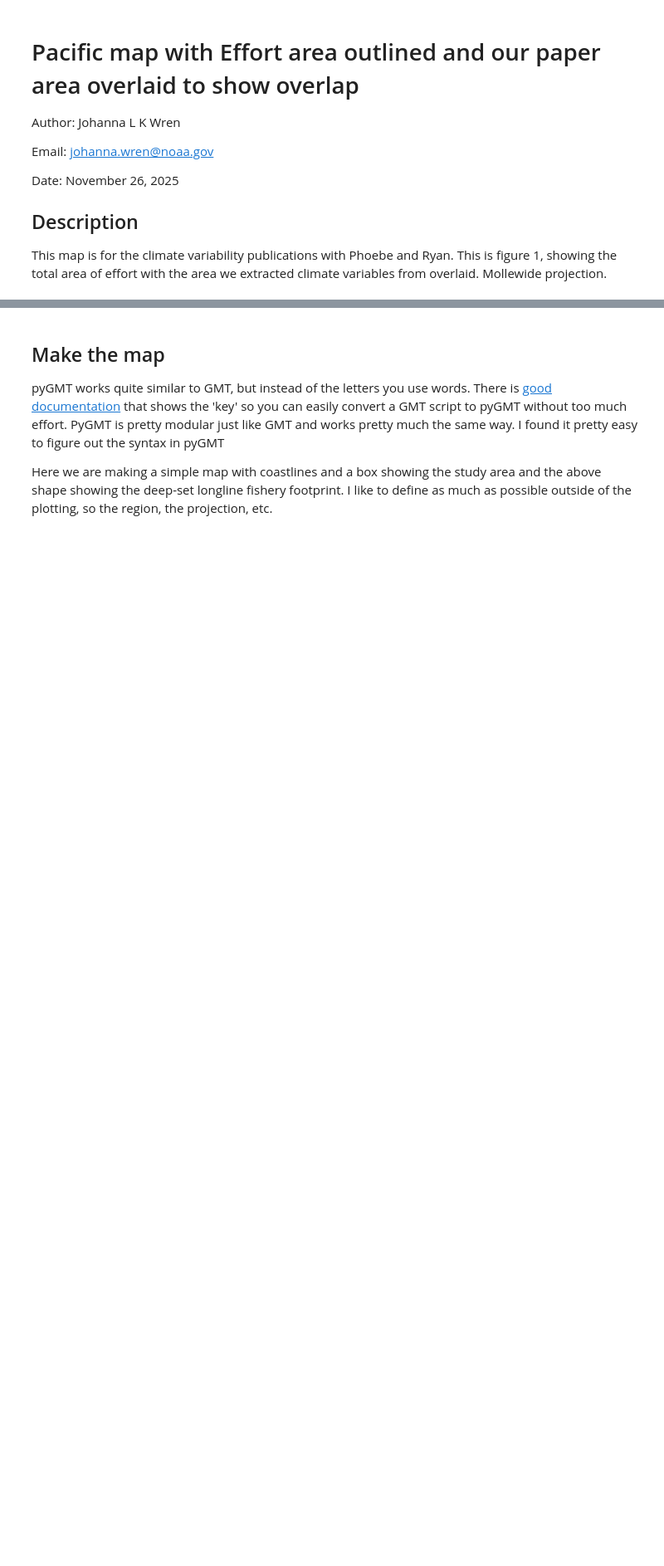
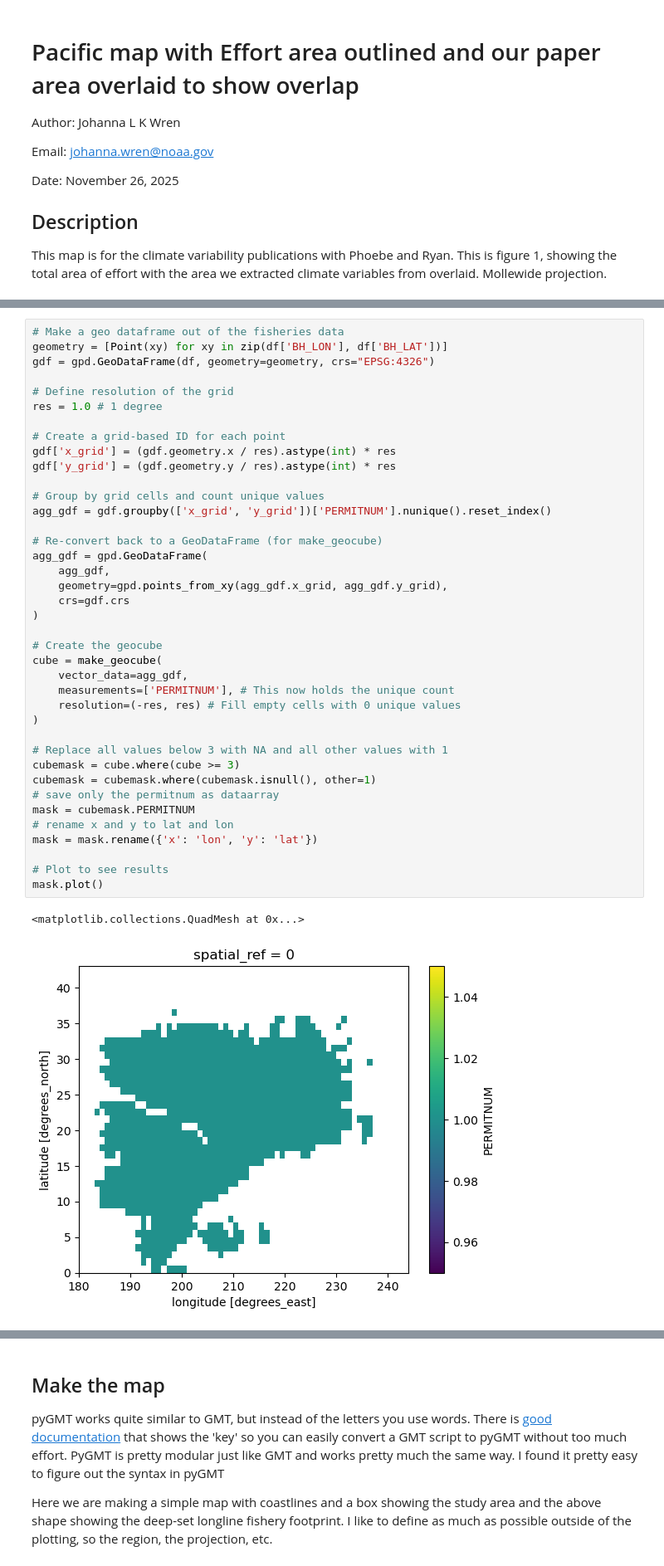
Before and after one commit to noaa-pifsc/PRP-ENSO-LonglineFishery, a Jupyter notebook: ENSO_EffortAreaMap.ipynb, the cells around one changed output, grey strips where cells are left out. Shown at 83% size. Saved outputs shown, nothing was run; the diff lists cells and outputs as text; blank space fills up the shorter version.

```diff
--- a/ENSO_EffortAreaMap.ipynb
+++ b/ENSO_EffortAreaMap.ipynb
@@ -67 +39,43 @@ smoothed.plot()
+# %%
+# Make a geo dataframe out of the fisheries data
+geometry = [Point(xy) for xy in zip(df['BH_LON'], df['BH_LAT'])]
+gdf = gpd.GeoDataFrame(df, geometry=geometry, crs="EPSG:4326")
+
+# Define resolution of the grid
+res = 1.0 # 1 degree
+
+# Create a grid-based ID for each point
+gdf['x_grid'] = (gdf.geometry.x / res).astype(int) * res
+gdf['y_grid'] = (gdf.geometry.y / res).astype(int) * res
+
+# Group by grid cells and count unique values
+agg_gdf = gdf.groupby(['x_grid', 'y_grid'])['PERMITNUM'].nunique().reset_index()
+
+# Re-convert back to a GeoDataFrame (for make_geocube)
+agg_gdf = gpd.GeoDataFrame(
+    agg_gdf,
+    geometry=gpd.points_from_xy(agg_gdf.x_grid, agg_gdf.y_grid),
+    crs=gdf.crs
+)
+
+# Create the geocube
+cube = make_geocube(
+    vector_data=agg_gdf,
+    measurements=['PERMITNUM'], # This now holds the unique count
+    resolution=(-res, res) # Fill empty cells with 0 unique values
+)
+
+# Replace all values below 3 with NA and all other values with 1
+cubemask = cube.where(cube >= 3)
+cubemask = cubemask.where(cubemask.isnull(), other=1)
+# save only the permitnum as dataarray
+mask = cubemask.PERMITNUM
+# rename x and y to lat and lon
+mask = mask.rename({'x': 'lon', 'y': 'lat'})
+
+# Plot to see results
+mask.plot()
+# %% [output]
+<matplotlib.collections.QuadMesh at 0x...>
+[figure, added]
 # %%
```
Also changed, not shown: parts of 10 cells of this notebook.
